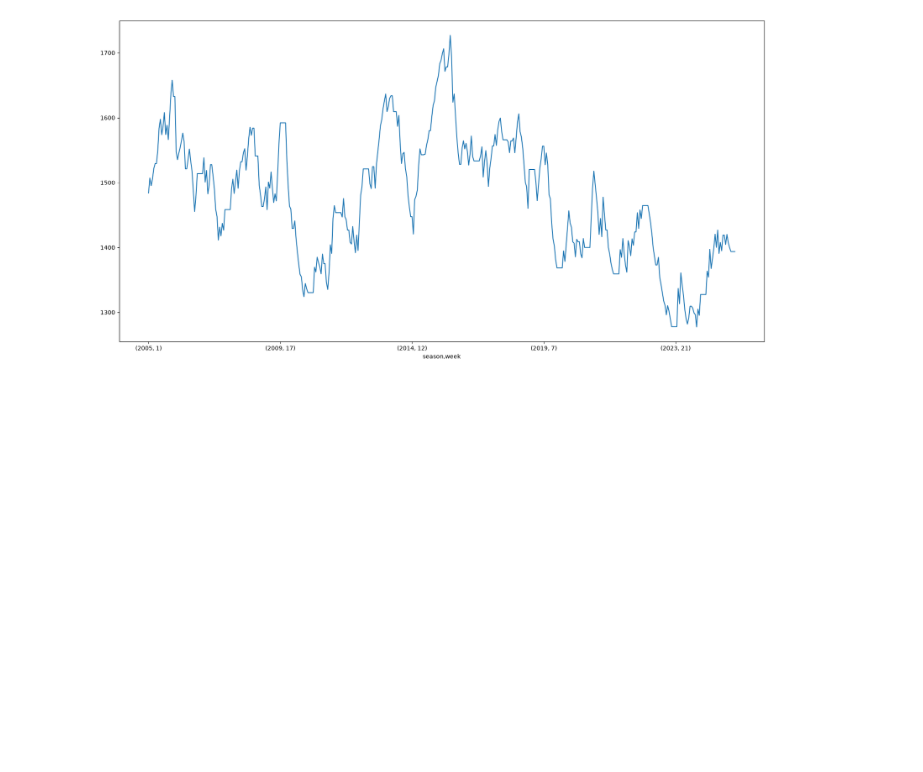
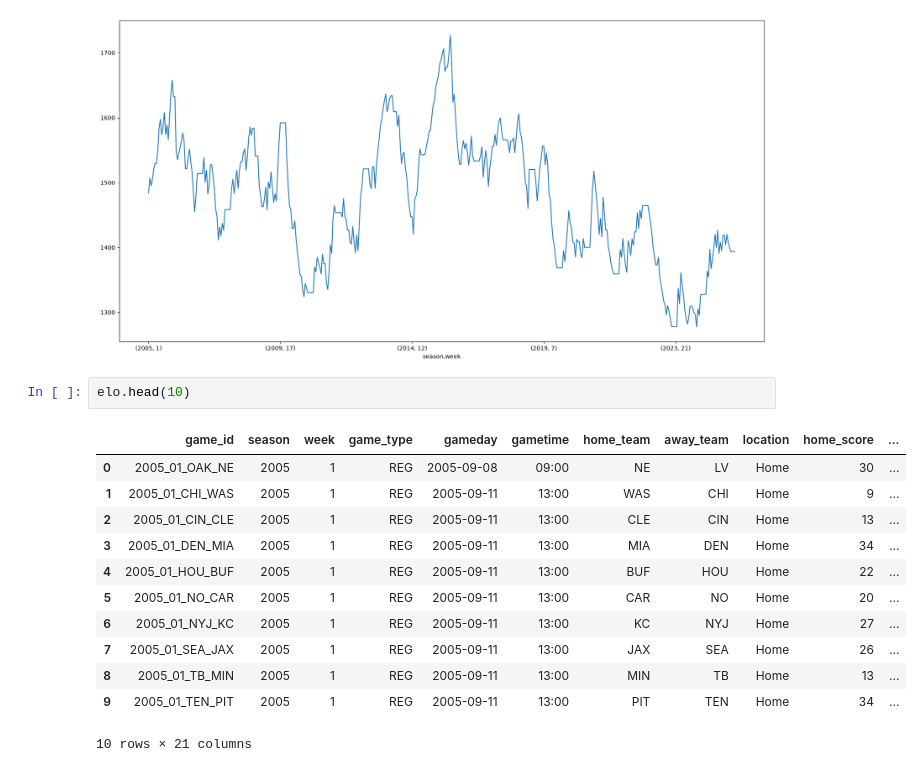
Before and after one commit to grant-jones1/NFL-model, a Jupyter notebook: notebooks/02_Elo_Baseline_Model.ipynb, the cells around one changed output. Saved outputs shown, nothing was run; the diff lists cells and outputs as text; blank space fills up the shorter version.

```diff
--- a/notebooks/02_Elo_Baseline_Model.ipynb
+++ b/notebooks/02_Elo_Baseline_Model.ipynb
@@ -264,3 +264,18 @@ ratings["CAR"].plot(figsize=(20,10))
 # %% [output]
 <Axes: xlabel='season,week'>
 [figure]
+# %%
+elo.head(10)
+# %% [output]
+|  | game_id | season | week | game_type | gameday | gametime | home_team | away_team | location | home_score | ... |
+| 0 | 2005_01_OAK_NE | 2005 | 1 | REG | 2005-09-08 | 09:00 | NE | LV | Home | 30 | ... |
+| 1 | 2005_01_CHI_WAS | 2005 | 1 | REG | 2005-09-11 | 13:00 | WAS | CHI | Home | 9 | ... |
+| 2 | 2005_01_CIN_CLE | 2005 | 1 | REG | 2005-09-11 | 13:00 | CLE | CIN | Home | 13 | ... |
+| 3 | 2005_01_DEN_MIA | 2005 | 1 | REG | 2005-09-11 | 13:00 | MIA | DEN | Home | 34 | ... |
+| 4 | 2005_01_HOU_BUF | 2005 | 1 | REG | 2005-09-11 | 13:00 | BUF | HOU | Home | 22 | ... |
+| 5 | 2005_01_NO_CAR | 2005 | 1 | REG | 2005-09-11 | 13:00 | CAR | NO | Home | 20 | ... |
+| 6 | 2005_01_NYJ_KC | 2005 | 1 | REG | 2005-09-11 | 13:00 | KC | NYJ | Home | 27 | ... |
+| 7 | 2005_01_SEA_JAX | 2005 | 1 | REG | 2005-09-11 | 13:00 | JAX | SEA | Home | 26 | ... |
+| 8 | 2005_01_TB_MIN | 2005 | 1 | REG | 2005-09-11 | 13:00 | MIN | TB | Home | 13 | ... |
+| 9 | 2005_01_TEN_PIT | 2005 | 1 | REG | 2005-09-11 | 13:00 | PIT | TEN | Home | 34 | ... |
+10 rows × 21 columns
```
Also changed, not shown: parts of 1 cell of this notebook.
